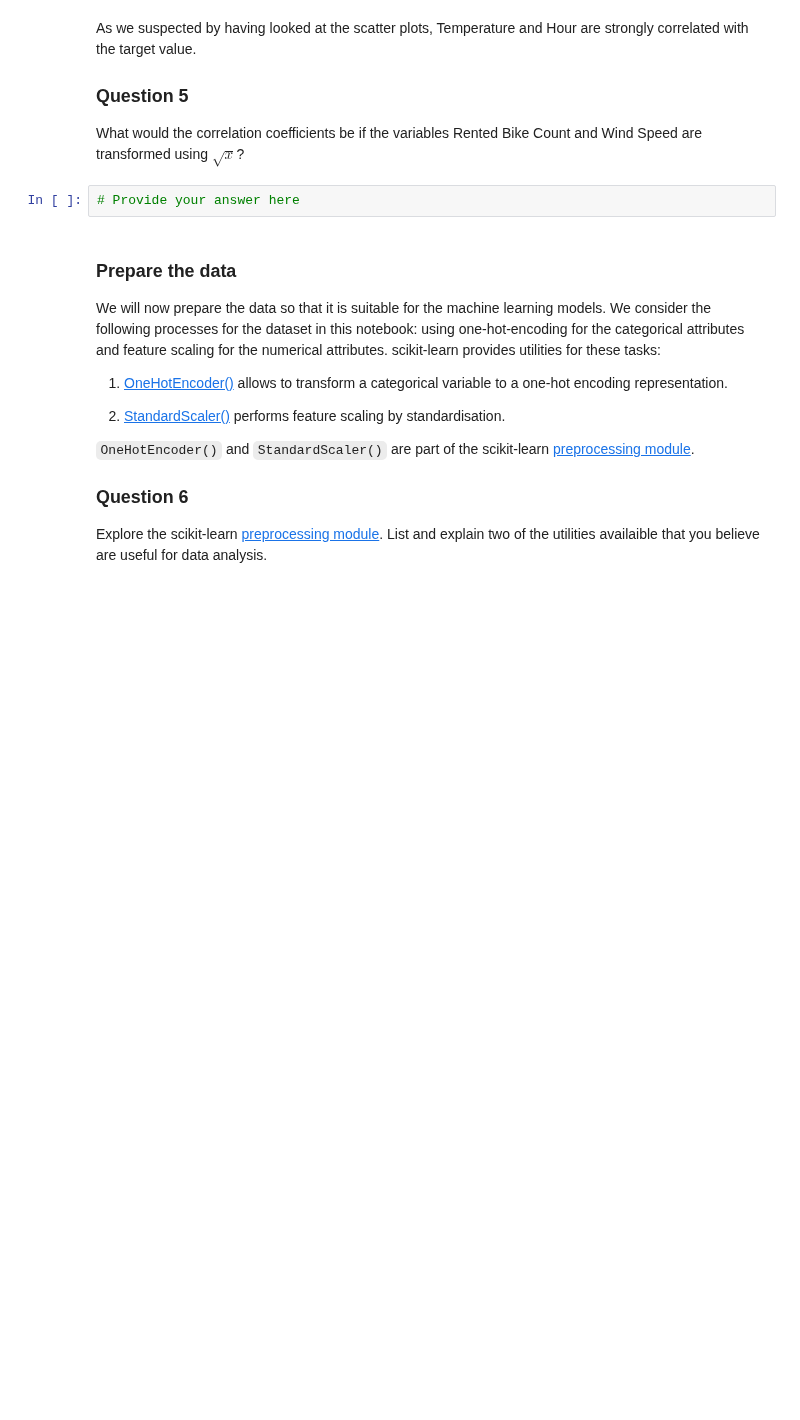
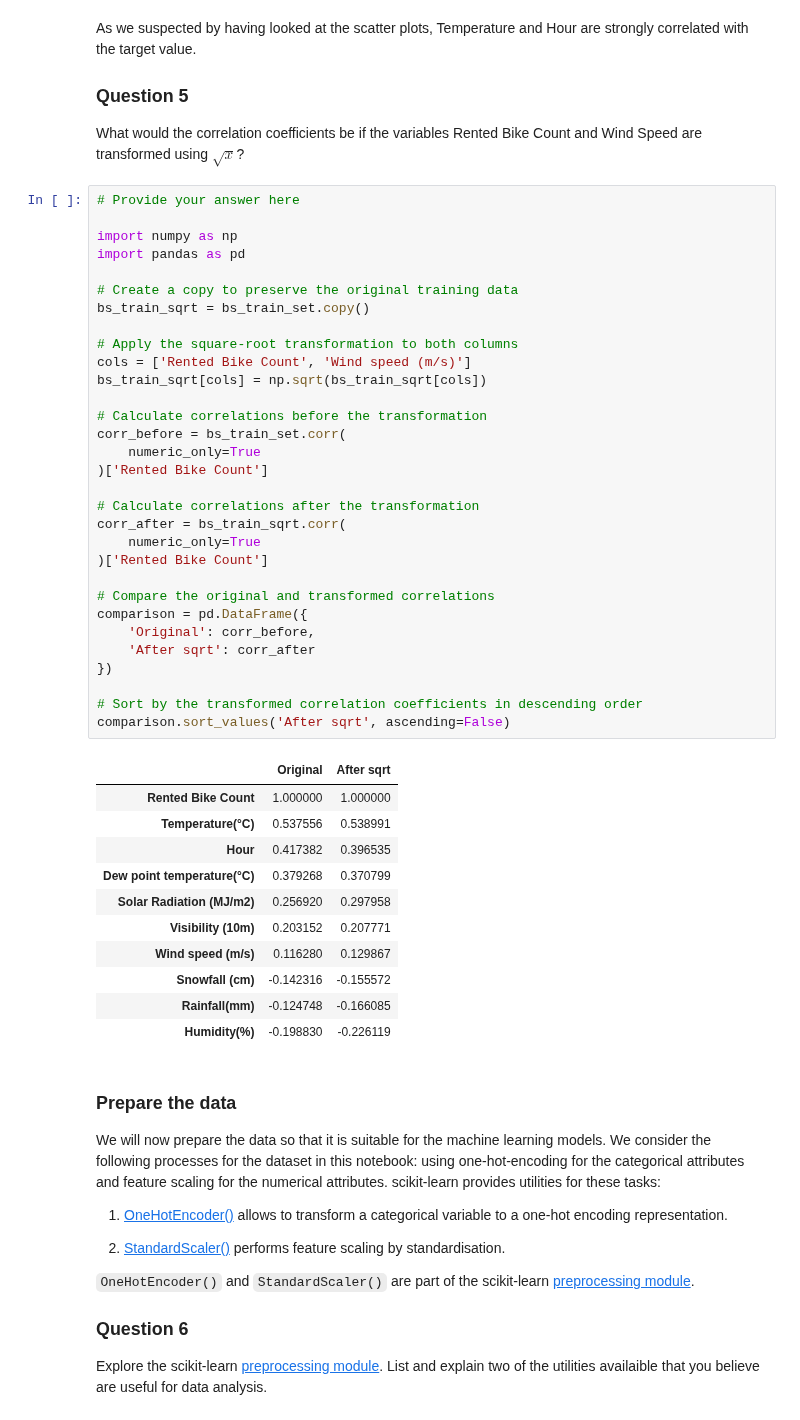
Before and after one commit to mabinbin701-cmyk/ML, a Jupyter notebook: Labs/Lab 1 - End-to-end project in ML.ipynb, the cells around one changed output. Drawn from its saved outputs; the diff is of its cells as text; blank space fills up the shorter version.

```diff
--- a/Labs/Lab 1 - End-to-end project in ML.ipynb
+++ b/Labs/Lab 1 - End-to-end project in ML.ipynb
@@ -360,8 +411,49 @@ As we suspected by having looked at the scatter plots, Temperature and Hour are
 ### Question 5
 
 What would the correlation coefficients be if the variables Rented Bike Count and Wind Speed are transformed using $\sqrt{x}$?
-# %%
-# Provide your answer here
+# %%
+# Provide your answer here
+
+import numpy as np
+import pandas as pd
+
+# Create a copy to preserve the original training data
+bs_train_sqrt = bs_train_set.copy()
+
+# Apply the square-root transformation to both columns
+cols = ['Rented Bike Count', 'Wind speed (m/s)']
+bs_train_sqrt[cols] = np.sqrt(bs_train_sqrt[cols])
+
+# Calculate correlations before the transformation
+corr_before = bs_train_set.corr(
+    numeric_only=True
+)['Rented Bike Count']
+
+# Calculate correlations after the transformation
+corr_after = bs_train_sqrt.corr(
+    numeric_only=True
+)['Rented Bike Count']
+
+# Compare the original and transformed correlations
+comparison = pd.DataFrame({
+    'Original': corr_before,
+    'After sqrt': corr_after
+})
+
+# Sort by the transformed correlation coefficients in descending order
+comparison.sort_values('After sqrt', ascending=False)
+# %% [output]
+|  | Original | After sqrt |
+| Rented Bike Count | 1.000000 | 1.000000 |
+| Temperature(°C) | 0.537556 | 0.538991 |
+| Hour | 0.417382 | 0.396535 |
+| Dew point temperature(°C) | 0.379268 | 0.370799 |
+| Solar Radiation (MJ/m2) | 0.256920 | 0.297958 |
+| Visibility (10m) | 0.203152 | 0.207771 |
+| Wind speed (m/s) | 0.116280 | 0.129867 |
+| Snowfall (cm) | -0.142316 | -0.155572 |
+| Rainfall(mm) | -0.124748 | -0.166085 |
+| Humidity(%) | -0.198830 | -0.226119 |
 # %% [markdown]
 ### Prepare the data
 
```
Also changed, not shown: parts of 6 cells of this notebook.
